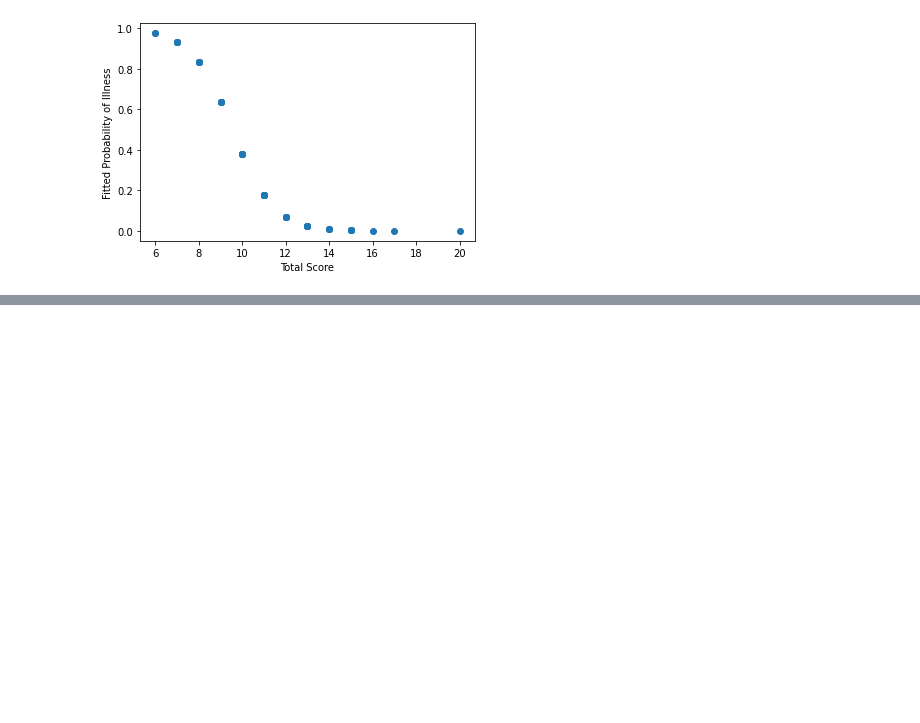
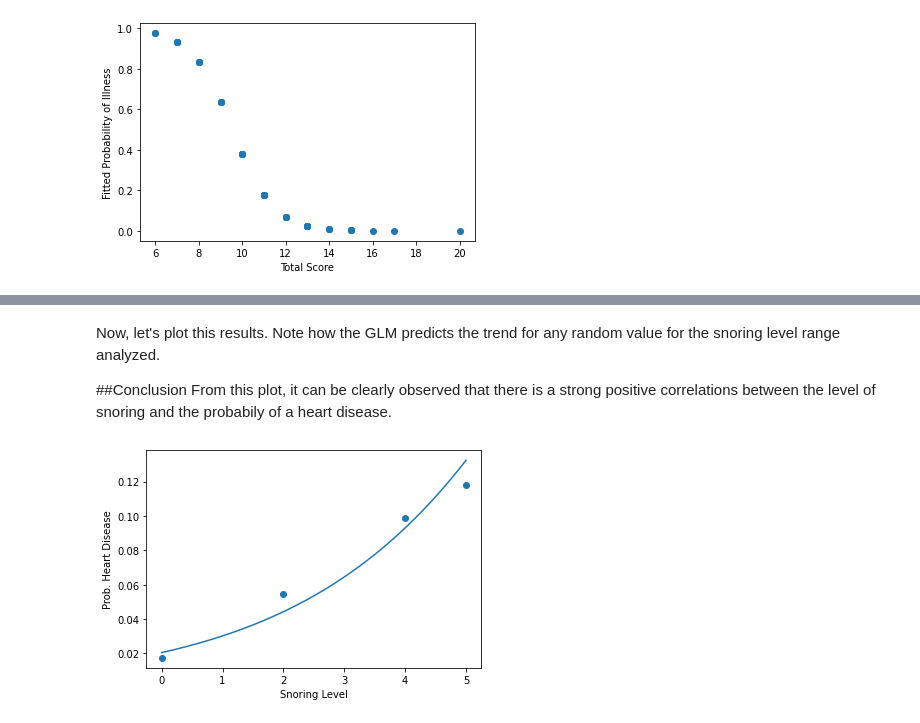
Before and after one commit to dalexa10/Python_Data_Science, a Jupyter notebook: Statistical_Modeling/GLM/generalized_linear_model.ipynb, the cells around one changed output, grey strips where cells are left out. Saved outputs shown, nothing was run; the diff lists cells and outputs as text; code cells hidden in the pictures; blank space fills up the shorter version.

```diff
--- a/Statistical_Modeling/GLM/generalized_linear_model.ipynb
+++ b/Statistical_Modeling/GLM/generalized_linear_model.ipynb
@@ -133,0 +259,4 @@ plt.show()
+# %%
+data = np.array([(24, 1355, 0),(35, 603, 2),(21,192, 4), (30, 224, 5)])
+snoreheart = pd.DataFrame(data, columns=['Disease',  'NoDisease',  'Snoring'])
+snoreheart
@@ -133,0 +271,7 @@ plt.show()
+# %%
+endog = snoreheart.iloc[:,:2] #y: Disease and NoDisease
+exog = sm.add_constant(snoreheart.Snoring) # x: Snoring with the interception
+
+snorefit = sm.GLM(endog, exog, family=sm.families.Binomial())
+result3 = snorefit.fit()
+print(result3.summary())
@@ -133,0 +296,14 @@ plt.show()
+# %% [markdown]
+Now, let's plot this results. Note how the GLM predicts the trend for any random value for the snoring level range analyzed.
+
+##Conclusion
+From this plot, it can be clearly observed that there is a strong positive correlations between the level of snoring and the probabily of a heart disease.
+# %%
+plt.scatter(snoreheart.Snoring, snoreheart.Disease/(snoreheart.Disease+snoreheart.NoDisease))
+plt.xlabel('Snoring Level')
+plt.ylabel('Prob. Heart Disease')
+x = np.linspace(0, 5, 200)
+plt.plot(x, result3.predict(sm.add_constant(x)))
+plt.show()
+# %% [output]
+[figure, added]
```
Also changed, not shown: parts of 28 cells of this notebook.
